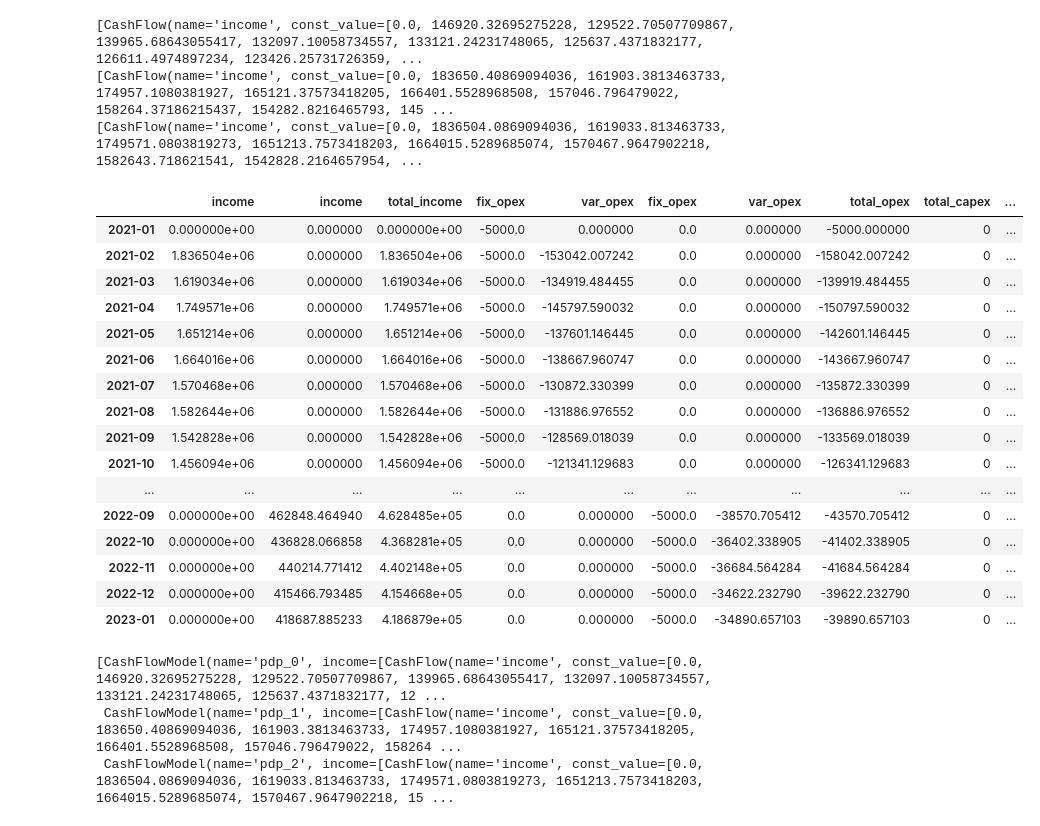
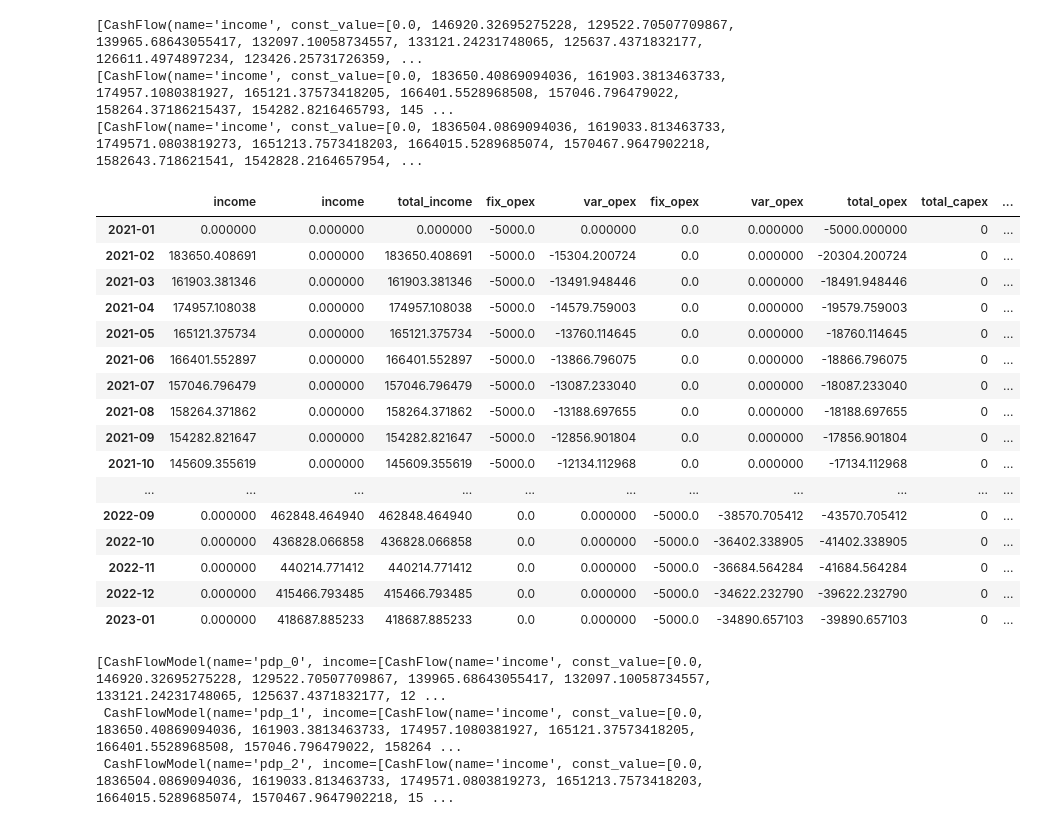
Before and after one commit to scuervo91/dcapy, a Jupyter notebook: examples/2-schedules/2-Scenario_test.ipynb, the cells around one changed output. Drawn from its saved outputs; the diff is of its cells as text; code cells hidden in the pictures.

```diff
--- a/examples/2-schedules/2-Scenario_test.ipynb
+++ b/examples/2-schedules/2-Scenario_test.ipynb
@@ -150,25 +164,25 @@ for i in s1_c:
 [CashFlow(name='income', const_value=[0.0, 183650.40869094036, 161903.3813463733, 174957.1080381927, 165121.37573418205, 166401.5528968508, 157046.796479022, 158264.37186215437, 154282.8216465793, 145 ...
 [CashFlow(name='income', const_value=[0.0, 1836504.0869094036, 1619033.813463733, 1749571.0803819273, 1651213.7573418203, 1664015.5289685074, 1570467.9647902218, 1582643.718621541, 1542828.2164657954, ...
 # %%
-s1_c[2].fcf()
+s1_c[1].fcf()
 # %% [output]
 |  | income | income | total_income | fix_opex | var_opex | fix_opex | var_opex | total_opex | total_capex | ... |
-| 2021-01 | 0.000000e+00 | 0.000000 | 0.000000e+00 | -5000.0 | 0.000000 | 0.0 | 0.000000 | -5000.000000 | 0 | ... |
-| 2021-02 | 1.836504e+06 | 0.000000 | 1.836504e+06 | -5000.0 | -153042.007242 | 0.0 | 0.000000 | -158042.007242 | 0 | ... |
-| 2021-03 | 1.619034e+06 | 0.000000 | 1.619034e+06 | -5000.0 | -134919.484455 | 0.0 | 0.000000 | -139919.484455 | 0 | ... |
-| 2021-04 | 1.749571e+06 | 0.000000 | 1.749571e+06 | -5000.0 | -145797.590032 | 0.0 | 0.000000 | -150797.590032 | 0 | ... |
-| 2021-05 | 1.651214e+06 | 0.000000 | 1.651214e+06 | -5000.0 | -137601.146445 | 0.0 | 0.000000 | -142601.146445 | 0 | ... |
-| 2021-06 | 1.664016e+06 | 0.000000 | 1.664016e+06 | -5000.0 | -138667.960747 | 0.0 | 0.000000 | -143667.960747 | 0 | ... |
-| 2021-07 | 1.570468e+06 | 0.000000 | 1.570468e+06 | -5000.0 | -130872.330399 | 0.0 | 0.000000 | -135872.330399 | 0 | ... |
-| 2021-08 | 1.582644e+06 | 0.000000 | 1.582644e+06 | -5000.0 | -131886.976552 | 0.0 | 0.000000 | -136886.976552 | 0 | ... |
-| 2021-09 | 1.542828e+06 | 0.000000 | 1.542828e+06 | -5000.0 | -128569.018039 | 0.0 | 0.000000 | -133569.018039 | 0 | ... |
-| 2021-10 | 1.456094e+06 | 0.000000 | 1.456094e+06 | -5000.0 | -121341.129683 | 0.0 | 0.000000 | -126341.129683 | 0 | ... |
+| 2021-01 | 0.000000 | 0.000000 | 0.000000 | -5000.0 | 0.000000 | 0.0 | 0.000000 | -5000.000000 | 0 | ... |
+| 2021-02 | 183650.408691 | 0.000000 | 183650.408691 | -5000.0 | -15304.200724 | 0.0 | 0.000000 | -20304.200724 | 0 | ... |
+| 2021-03 | 161903.381346 | 0.000000 | 161903.381346 | -5000.0 | -13491.948446 | 0.0 | 0.000000 | -18491.948446 | 0 | ... |
+| 2021-04 | 174957.108038 | 0.000000 | 174957.108038 | -5000.0 | -14579.759003 | 0.0 | 0.000000 | -19579.759003 | 0 | ... |
+| 2021-05 | 165121.375734 | 0.000000 | 165121.375734 | -5000.0 | -13760.114645 | 0.0 | 0.000000 | -18760.114645 | 0 | ... |
+| 2021-06 | 166401.552897 | 0.000000 | 166401.552897 | -5000.0 | -13866.796075 | 0.0 | 0.000000 | -18866.796075 | 0 | ... |
+| 2021-07 | 157046.796479 | 0.000000 | 157046.796479 | -5000.0 | -13087.233040 | 0.0 | 0.000000 | -18087.233040 | 0 | ... |
+| 2021-08 | 158264.371862 | 0.000000 | 158264.371862 | -5000.0 | -13188.697655 | 0.0 | 0.000000 | -18188.697655 | 0 | ... |
+| 2021-09 | 154282.821647 | 0.000000 | 154282.821647 | -5000.0 | -12856.901804 | 0.0 | 0.000000 | -17856.901804 | 0 | ... |
+| 2021-10 | 145609.355619 | 0.000000 | 145609.355619 | -5000.0 | -12134.112968 | 0.0 | 0.000000 | -17134.112968 | 0 | ... |
 | ... | ... | ... | ... | ... | ... | ... | ... | ... | ... | ... |
-| 2022-09 | 0.000000e+00 | 462848.464940 | 4.628485e+05 | 0.0 | 0.000000 | -5000.0 | -38570.705412 | -43570.705412 | 0 | ... |
-| 2022-10 | 0.000000e+00 | 436828.066858 | 4.368281e+05 | 0.0 | 0.000000 | -5000.0 | -36402.338905 | -41402.338905 | 0 | ... |
-| 2022-11 | 0.000000e+00 | 440214.771412 | 4.402148e+05 | 0.0 | 0.000000 | -5000.0 | -36684.564284 | -41684.564284 | 0 | ... |
-| 2022-12 | 0.000000e+00 | 415466.793485 | 4.154668e+05 | 0.0 | 0.000000 | -5000.0 | -34622.232790 | -39622.232790 | 0 | ... |
-| 2023-01 | 0.000000e+00 | 418687.885233 | 4.186879e+05 | 0.0 | 0.000000 | -5000.0 | -34890.657103 | -39890.657103 | 0 | ... |
+| 2022-09 | 0.000000 | 462848.464940 | 462848.464940 | 0.0 | 0.000000 | -5000.0 | -38570.705412 | -43570.705412 | 0 | ... |
+| 2022-10 | 0.000000 | 436828.066858 | 436828.066858 | 0.0 | 0.000000 | -5000.0 | -36402.338905 | -41402.338905 | 0 | ... |
+| 2022-11 | 0.000000 | 440214.771412 | 440214.771412 | 0.0 | 0.000000 | -5000.0 | -36684.564284 | -41684.564284 | 0 | ... |
+| 2022-12 | 0.000000 | 415466.793485 | 415466.793485 | 0.0 | 0.000000 | -5000.0 | -34622.232790 | -39622.232790 | 0 | ... |
+| 2023-01 | 0.000000 | 418687.885233 | 418687.885233 | 0.0 | 0.000000 | -5000.0 | -34890.657103 | -39890.657103 | 0 | ... |
 # %%
 s1.periods[0].generate_cashflow()
 # %% [output]
```
Also changed, not shown: parts of 1 cell of this notebook, 9 other files.
